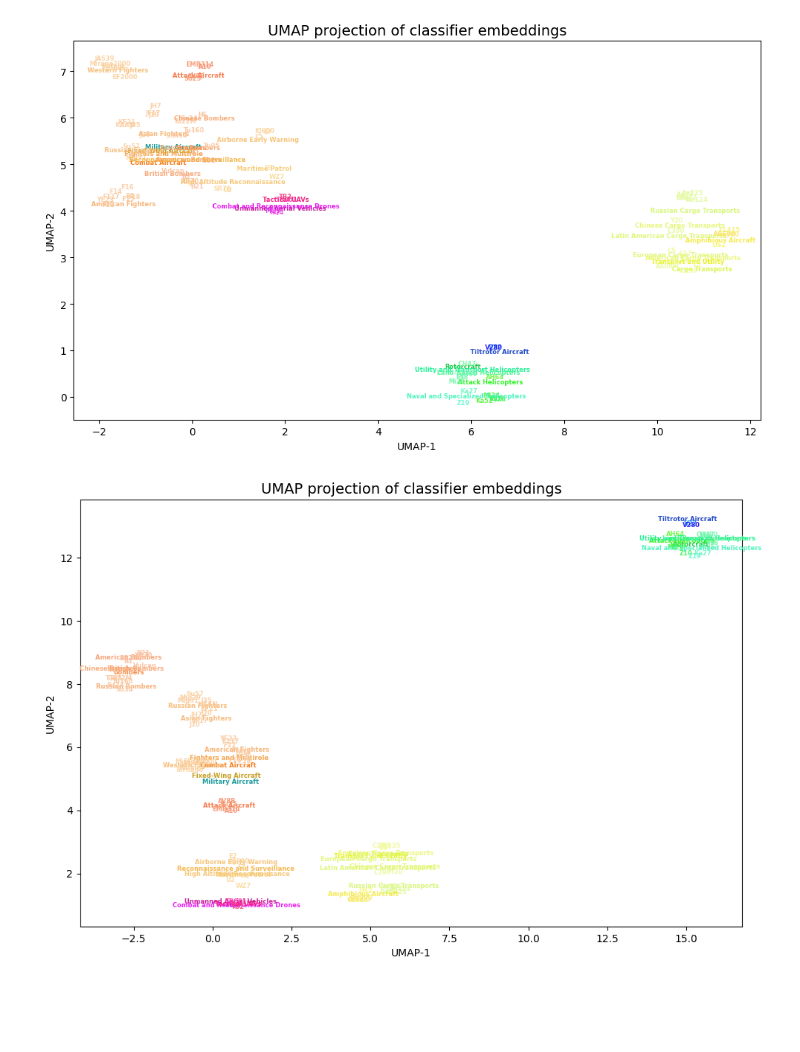
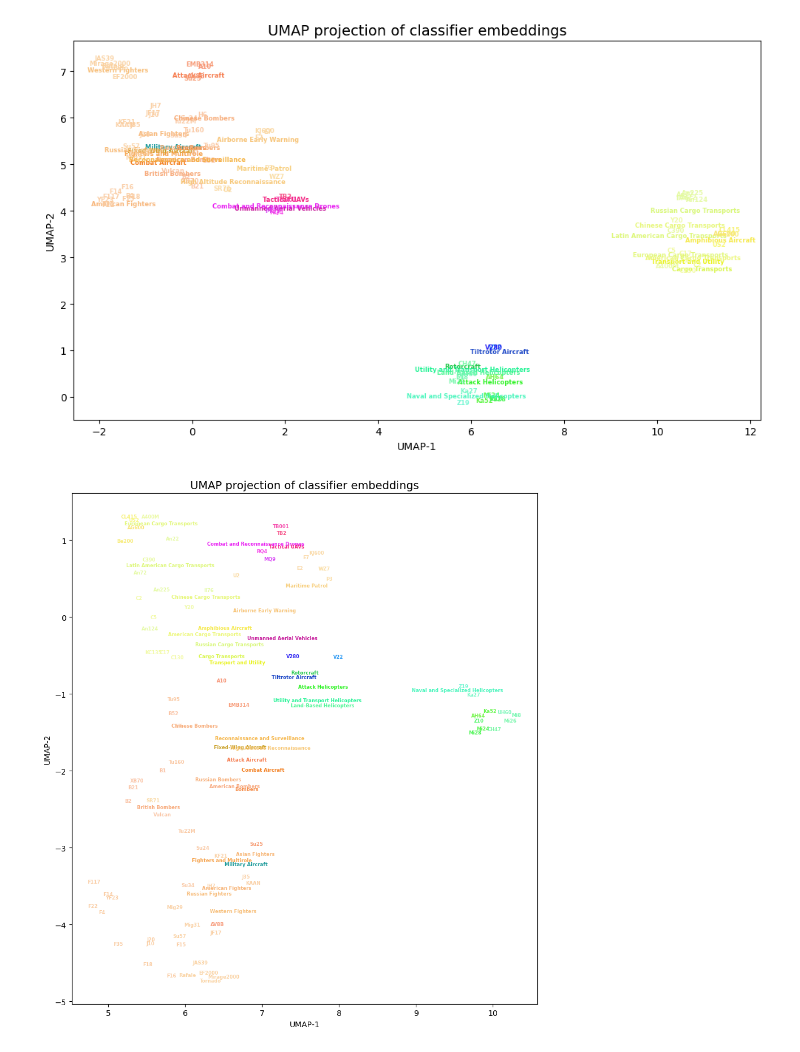
Before and after one commit to Gogonemnem/hierarchical-object-detection, a Jupyter notebook: notebooks/embeddings.ipynb, the cells around one changed output. Drawn from its saved outputs; the diff is of its cells as text; code cells hidden in the pictures; blank space fills up the shorter version.

```diff
--- a/notebooks/embeddings.ipynb
+++ b/notebooks/embeddings.ipynb
@@ -14,7 +14,7 @@ from hod.utils.tree import HierarchyNode, HierarchyTree
 # import seaborn as sns
 # sns.set_theme(style='white')
 
-ann_file = "data/aircraft/hierarchical/aircraft_test.json"
+ann_file = "../data/aircraft/hierarchical/aircraft_test.json"
 
 # -----------------------------------------------------------------------------
 # Colour utilities
@@ -145,7 +145,7 @@ plot_embeddings_umap(path, ann_file)
 # %% [output]
 [figure]
 # %%
-path = "work_dirs/dino-4scale_r50_improved_8xb2_hier-aircraft-hyp-2x-cost/epoch_36.pth"
+path = "../work_dirs/dino-4scale_r50_improved_8xb2_hier-aircraft/epoch_6.pth"
 plot_embeddings_umap(path, ann_file)
 # %% [output]
-[figure, old version]
+[figure, new version]
```
Also changed, not shown: parts of 2 cells of this notebook, 2 other files.
